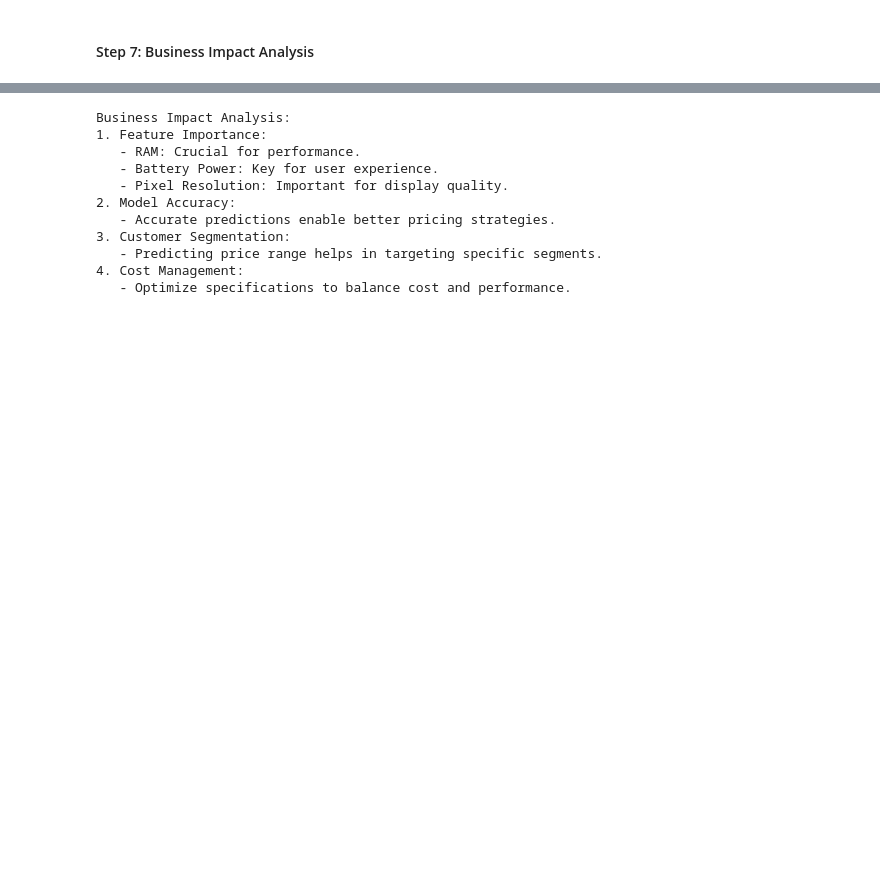
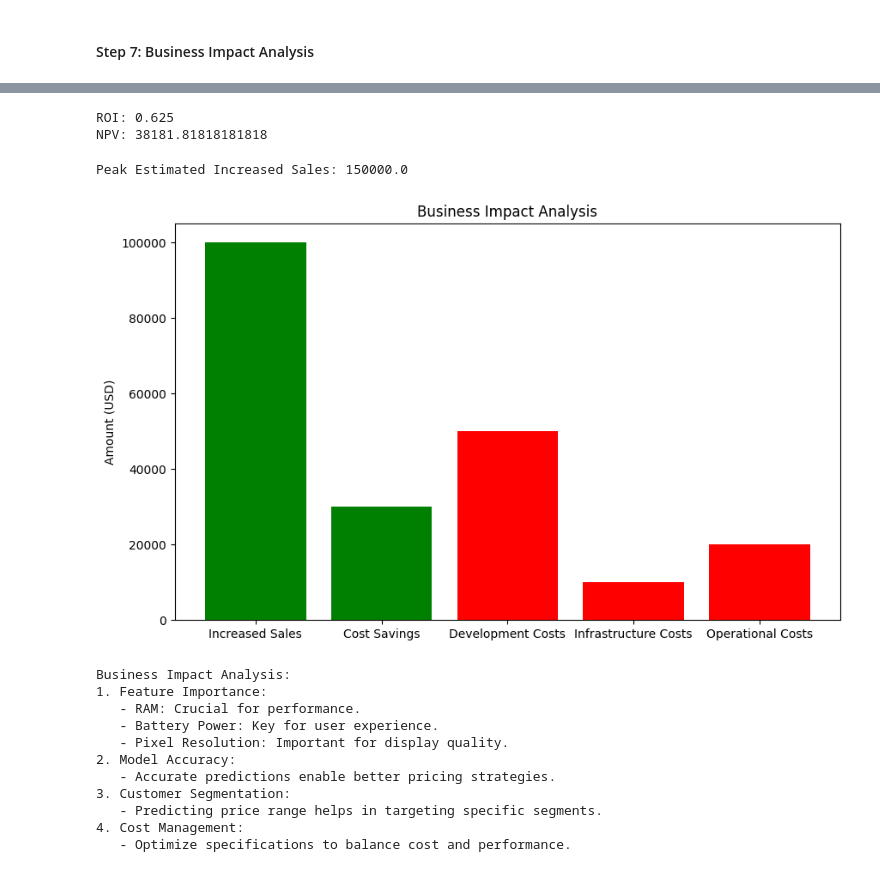
Before and after one commit to GangasrinivasKatraji/Mobile-Price-Range-Prediction-Analysis, a Jupyter notebook: Outputfile.ipynb, the cells around one changed output, grey strips where cells are left out. Drawn from its saved outputs; the diff is of its cells as text; code cells hidden in the pictures; blank space fills up the shorter version.

```diff
--- a/Outputfile.ipynb
+++ b/Outputfile.ipynb
@@ -531,3 +668,32 @@ plt.show()
+# %%
+roi = (estimated_increased_sales + estimated_cost_savings - total_costs) / total_costs
+npv = (estimated_increased_sales + estimated_cost_savings) / (1 + 0.10) - total_costs  # Assuming a discount rate of 10%
+
+print("ROI:", roi)
+print("NPV:", npv)
+# %% [output]
+ROI: 0.625
+NPV: 38181.81818181818
+# %%
+peak_sales_multiplier = 1.5
+peak_estimated_increased_sales = peak_sales_multiplier * estimated_increased_sales
+
+print("Peak Estimated Increased Sales:", peak_estimated_increased_sales)
+# %% [output]
+Peak Estimated Increased Sales: 150000.0
+# %%
+import matplotlib.pyplot as plt
+
+labels = ['Increased Sales', 'Cost Savings', 'Development Costs', 'Infrastructure Costs', 'Operational Costs']
+values = [estimated_increased_sales, estimated_cost_savings, development_costs, infrastructure_costs, operational_costs_per_year]
+
+plt.figure(figsize=(10, 6))
+plt.bar(labels, values, color=['green', 'green', 'red', 'red', 'red'])
+plt.ylabel('Amount (USD)')
+plt.title('Business Impact Analysis')
+plt.show()
+# %% [output]
+[figure, added]
 # %%
 # Discuss the business impact of the predictive model and feature importance analysis.
 
```
Also changed, not shown: parts of 9 cells of this notebook.
